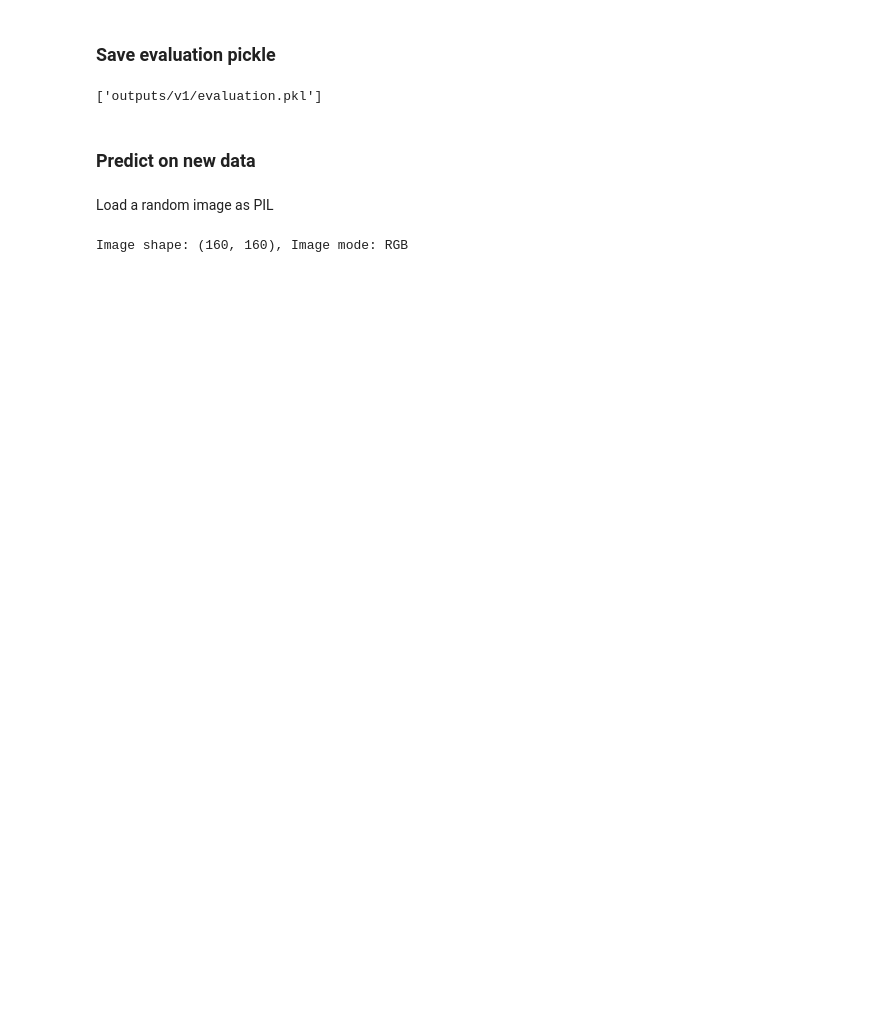
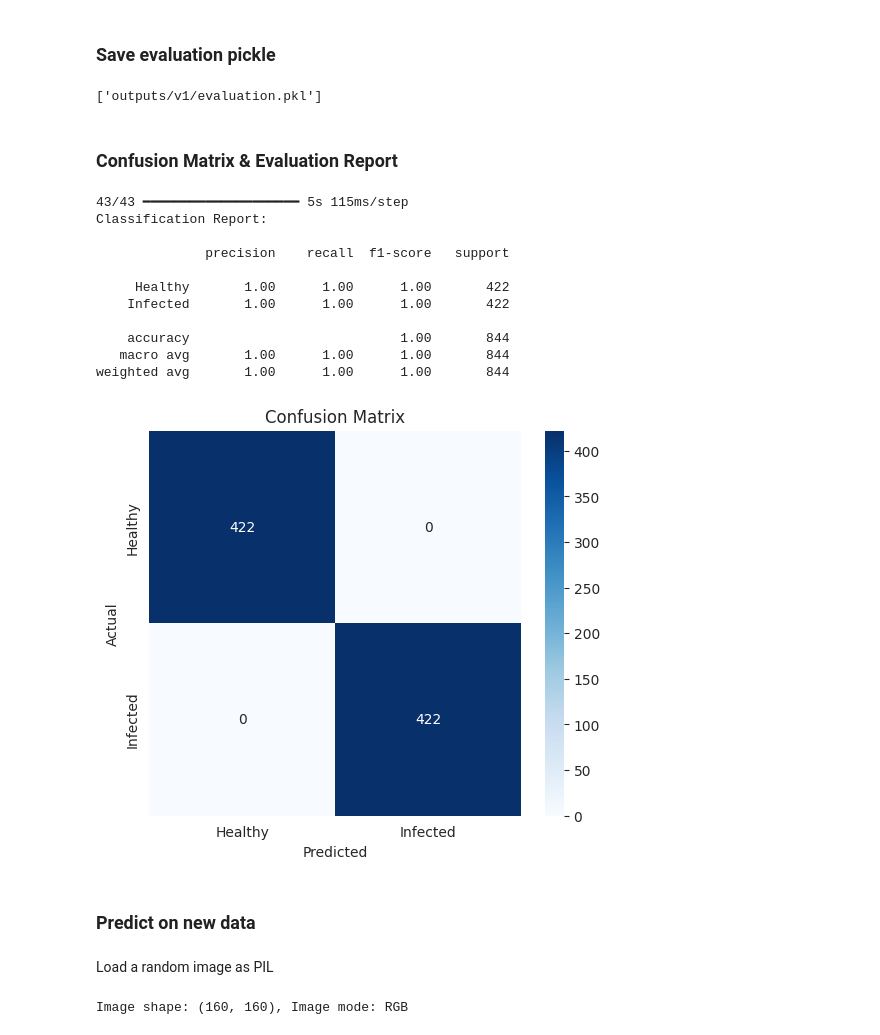
Before and after one commit to micmic210/powdery-mildew-detector, a Jupyter notebook: jupyter_notebooks/03-Modeling-and-Evaluating.ipynb, the cells around one changed output. Saved outputs shown, nothing was run; the diff lists cells and outputs as text; code cells hidden in the pictures; blank space fills up the shorter version.

```diff
--- a/jupyter_notebooks/03-Modeling-and-Evaluating.ipynb
+++ b/jupyter_notebooks/03-Modeling-and-Evaluating.ipynb
@@ -438,3 +449,5 @@ joblib.dump(value=evaluation,
             filename=f"outputs/v1/evaluation.pkl")
 # %% [output]
 ['outputs/v1/evaluation.pkl']
+# %% [markdown]
+### Confusion Matrix & Evaluation Report
@@ -441,3 +457,39 @@ joblib.dump(value=evaluation,
+# %%
+# Obtain predictions
+y_pred = model.predict(test_set)
+y_pred = (y_pred > 0.5).astype(int)  # Convert probabilities to binary values (1 if > 0.5, otherwise 0)
+
+# Obtain true labels
+y_true = test_set.classes
+
+# Classification report
+print("Classification Report:\n")
+print(classification_report(y_true, y_pred, target_names=['Healthy', 'Infected']))
+
+# Confusion matrix
+cm = confusion_matrix(y_true, y_pred)
+
+# Visualization
+plt.figure(figsize=(6, 5))
+sns.heatmap(cm, annot=True, fmt="d", cmap="Blues", xticklabels=['Healthy', 'Infected'], yticklabels=['Healthy', 'Infected'])
+plt.xlabel('Predicted')
+plt.ylabel('Actual')
+plt.title('Confusion Matrix')
+plt.savefig(f'{file_path}/confusion_matrix.png', bbox_inches='tight', dpi=150)
+plt.show()
+# %% [output]
+43/43 ━━━━━━━━━━━━━━━━━━━━ 5s 115ms/step
+Classification Report:
+
+              precision    recall  f1-score   support
+
+     Healthy       1.00      1.00      1.00       422
+    Infected       1.00      1.00      1.00       422
+
+    accuracy                           1.00       844
+   macro avg       1.00      1.00      1.00       844
+weighted avg       1.00      1.00      1.00       844
+[figure, added]
 # %% [markdown]
 ### Predict on new data
 # %% [markdown]
```
Also changed, not shown: parts of 10 cells of this notebook, 5 other files.
